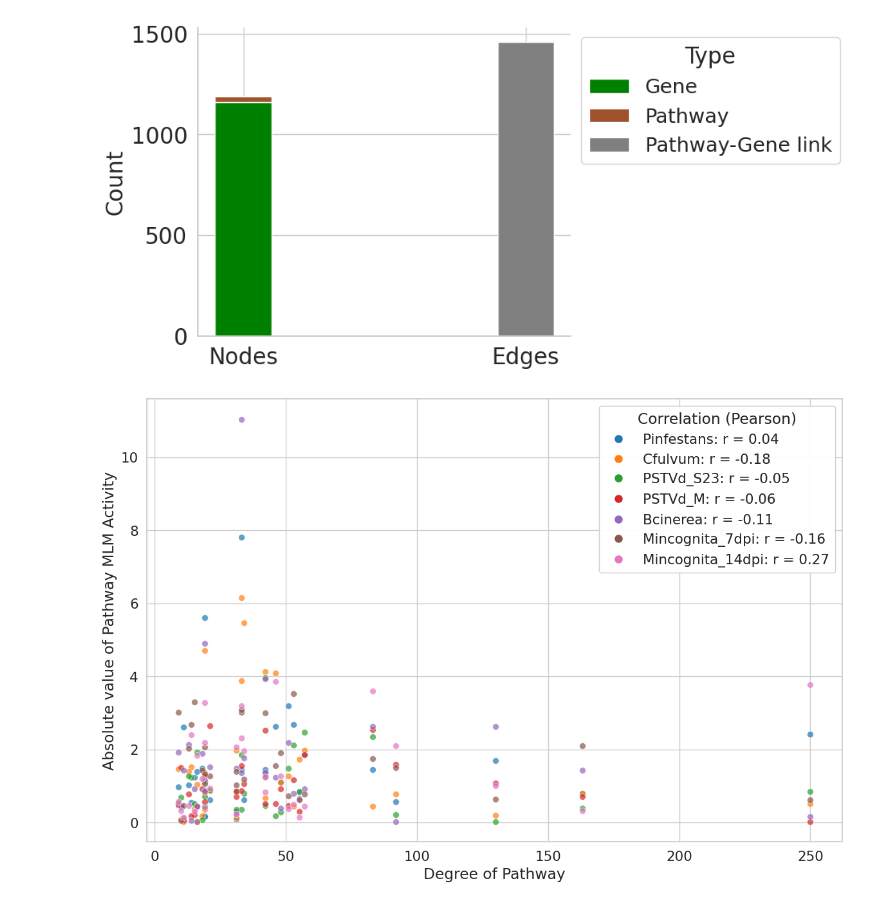
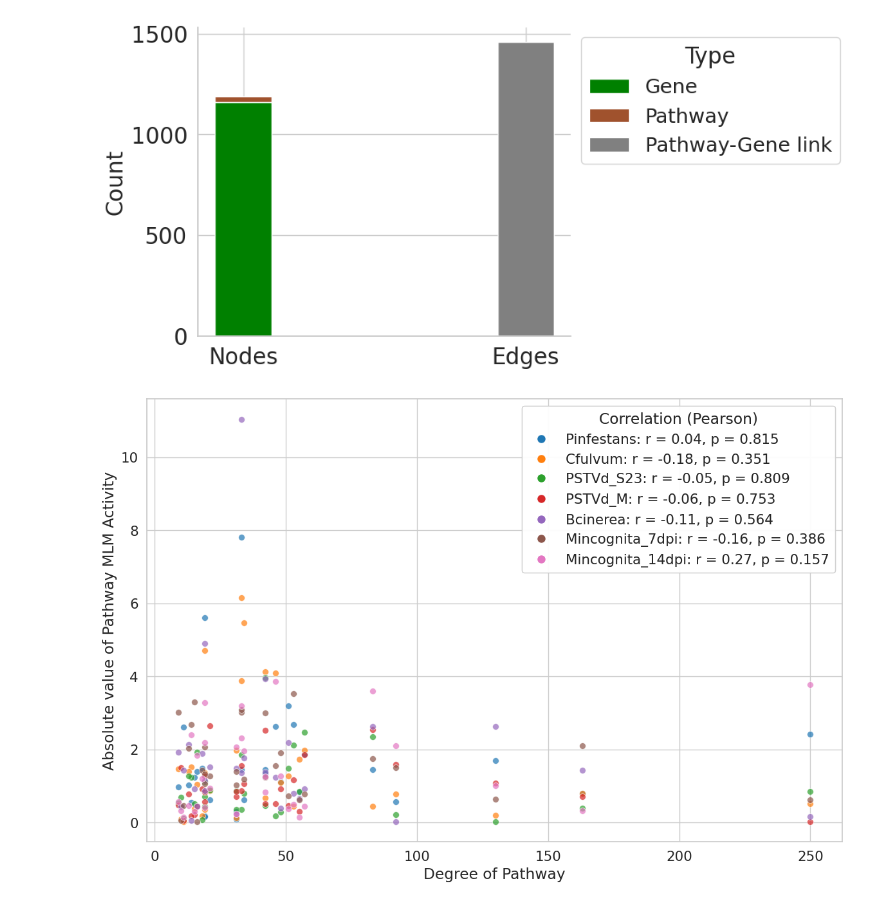
Before and after one commit to Plant-Net/GENIAL_Framework, a Jupyter notebook: TF_pathway_activity_mercator.ipynb, the cells around one changed output. Drawn from its saved outputs; the diff is of its cells as text; code cells hidden in the pictures.

```diff
--- a/TF_pathway_activity_mercator.ipynb
+++ b/TF_pathway_activity_mercator.ipynb
@@ -554,35 +553,34 @@ for idx, condition in enumerate(conditions):
     )
 
     # Calculate Pearson correlation coefficient and p-value
     if len(subset) > 1:  # Ensure there are at least two points to compute correlation
-        corr, _ = pearsonr(subset['count'], subset['Value'])
+        corr, pval = pearsonr(subset['count'], subset['Value'])
+        corr_dict[condition] = f"r = {corr:.2f}, p = {pval:.3f}"
     else:
-        corr, _ = np.nan, "N/A"
+        corr_dict[condition] = "r = NA, p = NA"
 
-    # Store in dictionary
-    corr_dict[condition] = f"r = {corr:.2f}"
 
 # Customize the plot
 
 plt.xlabel('Degree of Pathway')
 plt.ylabel('Absolute value of Pathway MLM Activity')
 plt.grid(True)
 
 # Create a second legend for correlation coefficients
 corr_legend_handles = [
     Line2D([0], [0], marker='o', color='w', markerfacecolor=palette[idx], markersize=10,
            label=f"{condition}: {corr_dict[condition]}")
     for idx, condition in enumerate(conditions)
 ]
 
 # Add condition legend (default from seaborn)
 # plt.legend(title="Condition", loc="upper left", bbox_to_anchor=(1, 1))
 
 # Add correlation legend
 plt.gca().add_artist(plt.legend(handles=corr_legend_handles, title="Correlation (Pearson)", loc="upper right", bbox_to_anchor=(1, 1)))
 
 # Adjust layout to make space for legends
 plt.tight_layout()
 plt.savefig('Plot/Correlation_degree_activity_pathway.svg', format='svg')
 # %% [output]
-[figure, old version]
+[figure, new version]
```
Also changed, not shown: parts of 1 cell of this notebook, 1 other file.
